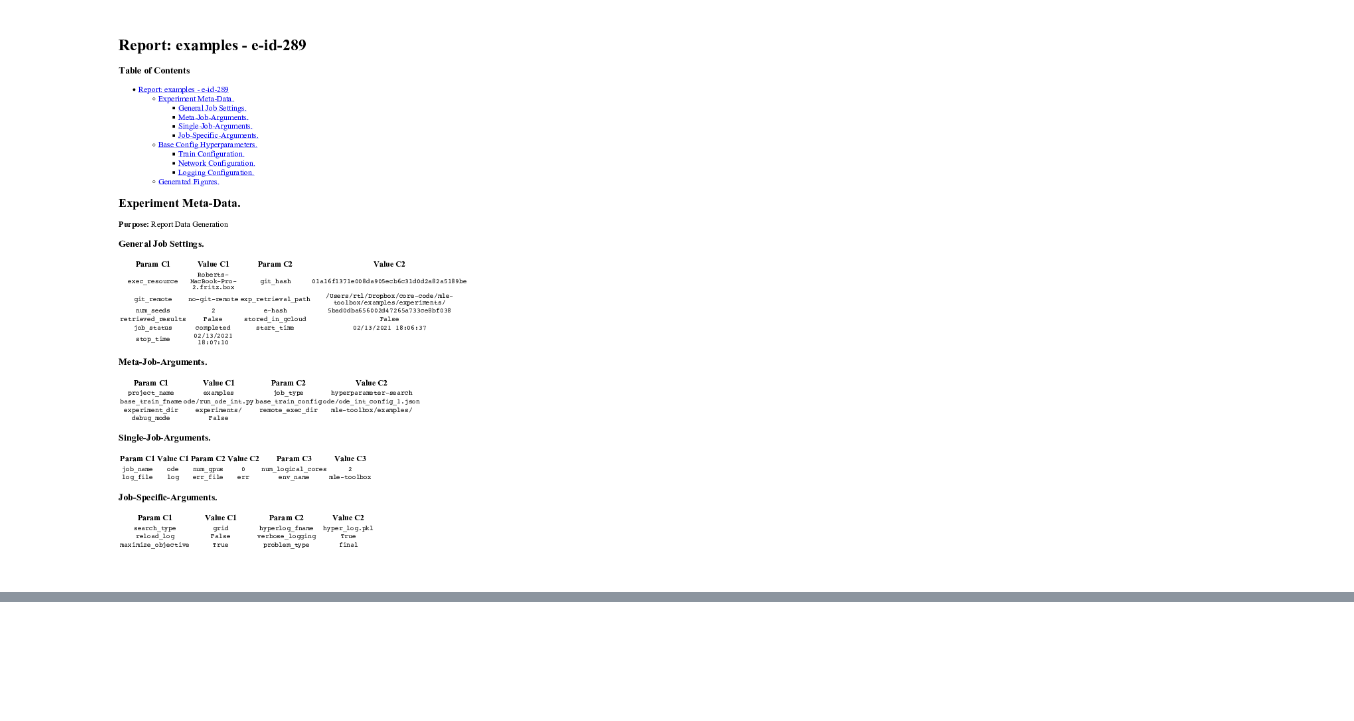
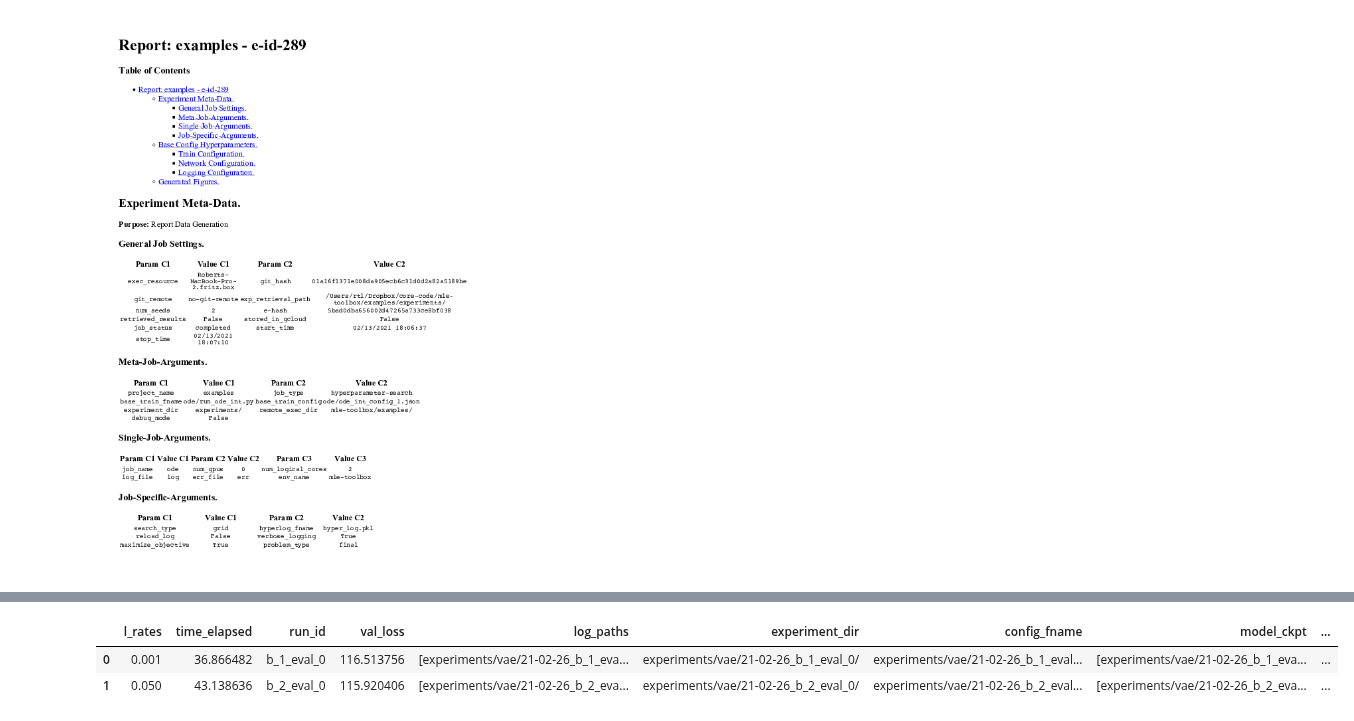
Before and after one commit to mle-infrastructure/mle-toolbox, a Jupyter notebook: examples/load_log_visualize.ipynb, the cells around one changed output, grey strips where cells are left out. Cells and saved outputs as stored; diff of their text form; code cells hidden in the pictures; blank space fills up the shorter version.

```diff
--- a/examples/load_log_visualize.ipynb
+++ b/examples/load_log_visualize.ipynb
@@ -169,0 +182,7 @@ np.argmin([0, 1, 2])
+# %%
+hyper_df = hyper_log_to_df("experiments/vae/hyper_log.pkl")
+hyper_df
+# %% [output]
+|  | l_rates | time_elapsed | run_id | val_loss | log_paths | experiment_dir | config_fname | model_ckpt | ... |
+| 0 | 0.001 | 36.866482 | b_1_eval_0 | 116.513756 | [experiments/vae/21-02-26_b_1_eva... | experiments/vae/21-02-26_b_1_eval_0/ | experiments/vae/21-02-26_b_1_eval... | [experiments/vae/21-02-26_b_1_eva... | ... |
+| 1 | 0.050 | 43.138636 | b_2_eval_0 | 115.920406 | [experiments/vae/21-02-26_b_2_eva... | experiments/vae/21-02-26_b_2_eval_0/ | experiments/vae/21-02-26_b_2_eval... | [experiments/vae/21-02-26_b_2_eva... | ... |
```
Also changed, not shown: parts of 4 cells of this notebook, 3 other files.
